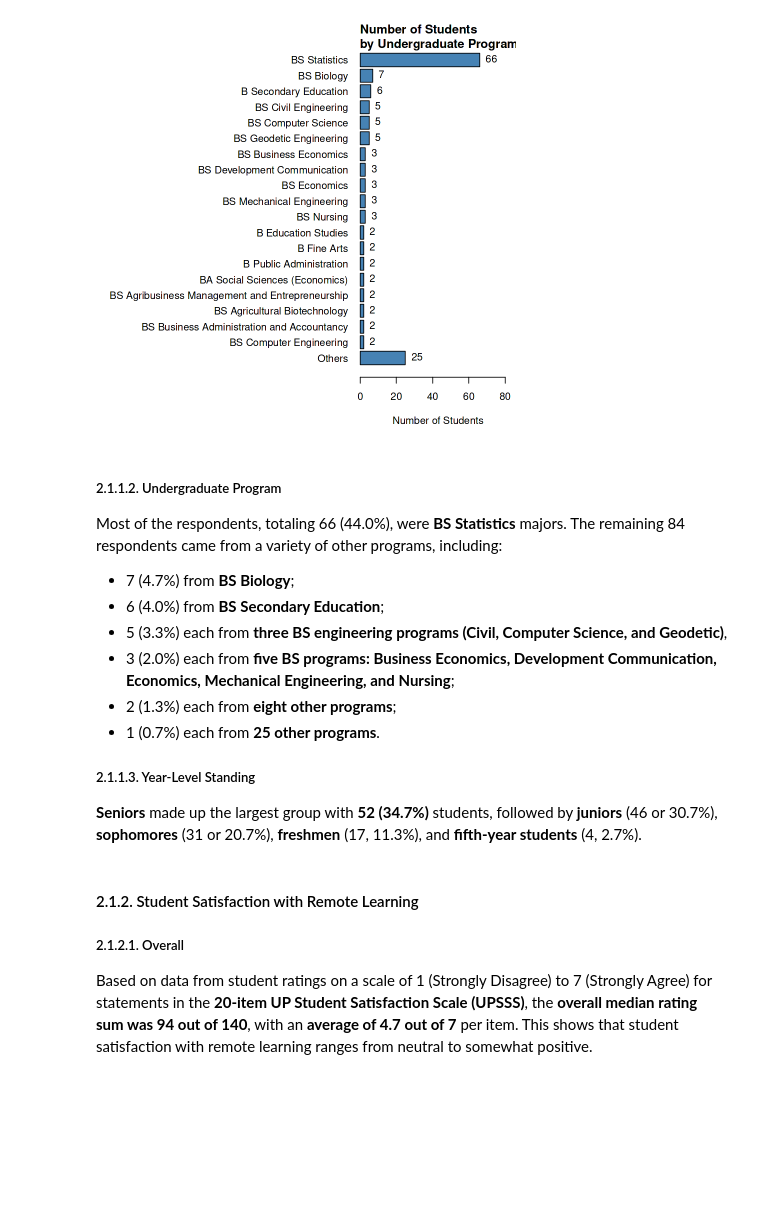
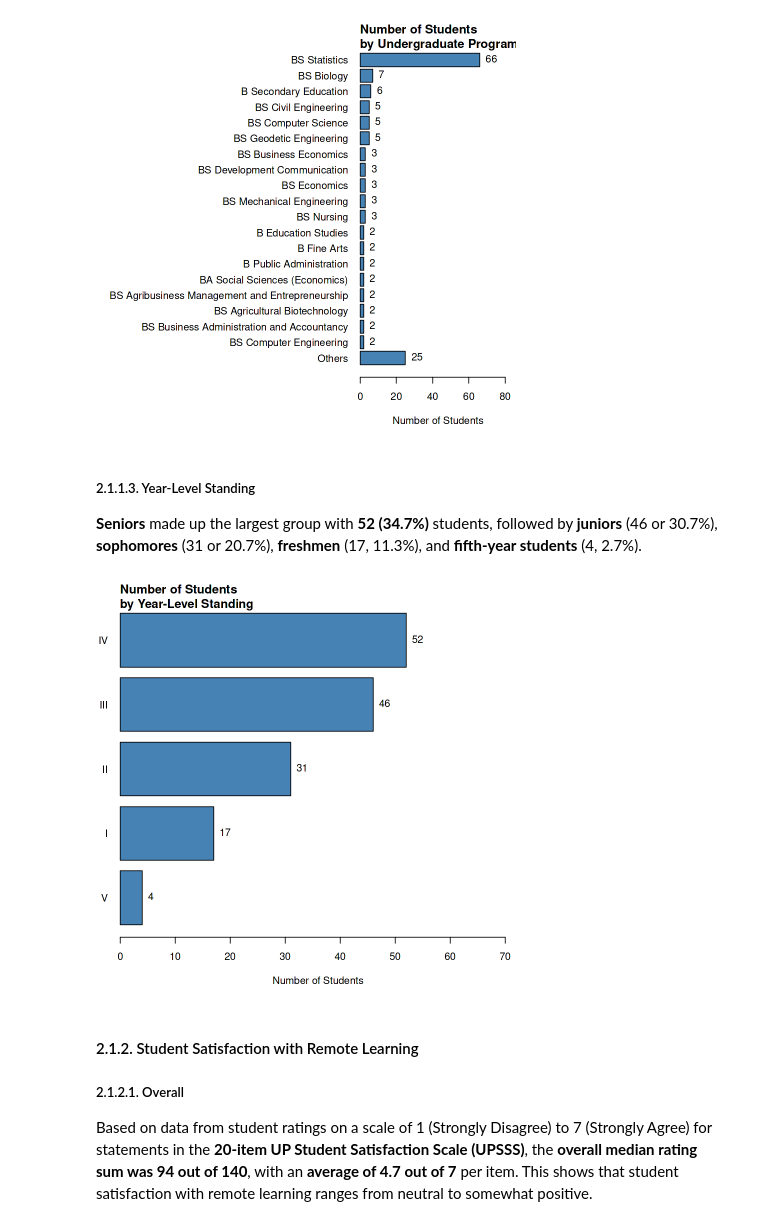
Before and after one commit to jbjdelacruz/DataSetlist, a Jupyter notebook: student-satisfaction-and-academic-performance/notebook.ipynb, the cells around one changed output. Drawn from its saved outputs; the diff is of its cells as text; code cells hidden in the pictures; blank space fills up the shorter version.

Commit message:
Kaggle Notebook | Student Satisfaction and Academic Performance | Exploratory Analysis v2.2

```diff
--- a/student-satisfaction-and-academic-performance/notebook.ipynb
+++ b/student-satisfaction-and-academic-performance/notebook.ipynb
@@ -441,17 +450,23 @@ horiz_barplot(
 # %% [output]
 [figure]
 # %% [markdown]
-##### 2.1.1.2. Undergraduate Program
-Most of the respondents, totaling 66 (44.0%), were **BS Statistics** majors. The remaining 84 respondents came from a variety of other programs, including:
-- 7 (4.7%) from **BS Biology**;
-- 6 (4.0%) from **BS Secondary Education**;
-- 5 (3.3%) each from **three BS engineering programs (Civil, Computer Science, and Geodetic)**,
-- 3 (2.0%) each from **five BS programs: Business Economics, Development Communication, Economics, Mechanical Engineering, and Nursing**;
-- 2 (1.3%) each from **eight other programs**;
-- 1 (0.7%) each from **25 other programs**.
-
 ##### 2.1.1.3. Year-Level Standing
 **Seniors** made up the largest group with **52 (34.7%)** students, followed by **juniors** (46 or 30.7%), **sophomores** (31 or 20.7%), **freshmen** (17, 11.3%), and **fifth-year students** (4, 2.7%).
+# %%
+# Display bar plot
+# Undergraduate program
+horiz_barplot(
+  data = data,
+  variable = "year_standing",
+  others = TRUE,
+  others.p = 1,
+  title = "\nNumber of Students\nby Year-Level Standing",
+  xlab = "Number of Students",
+  mar = c(5, 2, 2, 0),
+  xlim_adj = 20
+)
+# %% [output]
+[figure, added]
 # %% [markdown]
 #### 2.1.2. Student Satisfaction with Remote Learning
 
```
Also changed, not shown: parts of 3 cells of this notebook.
